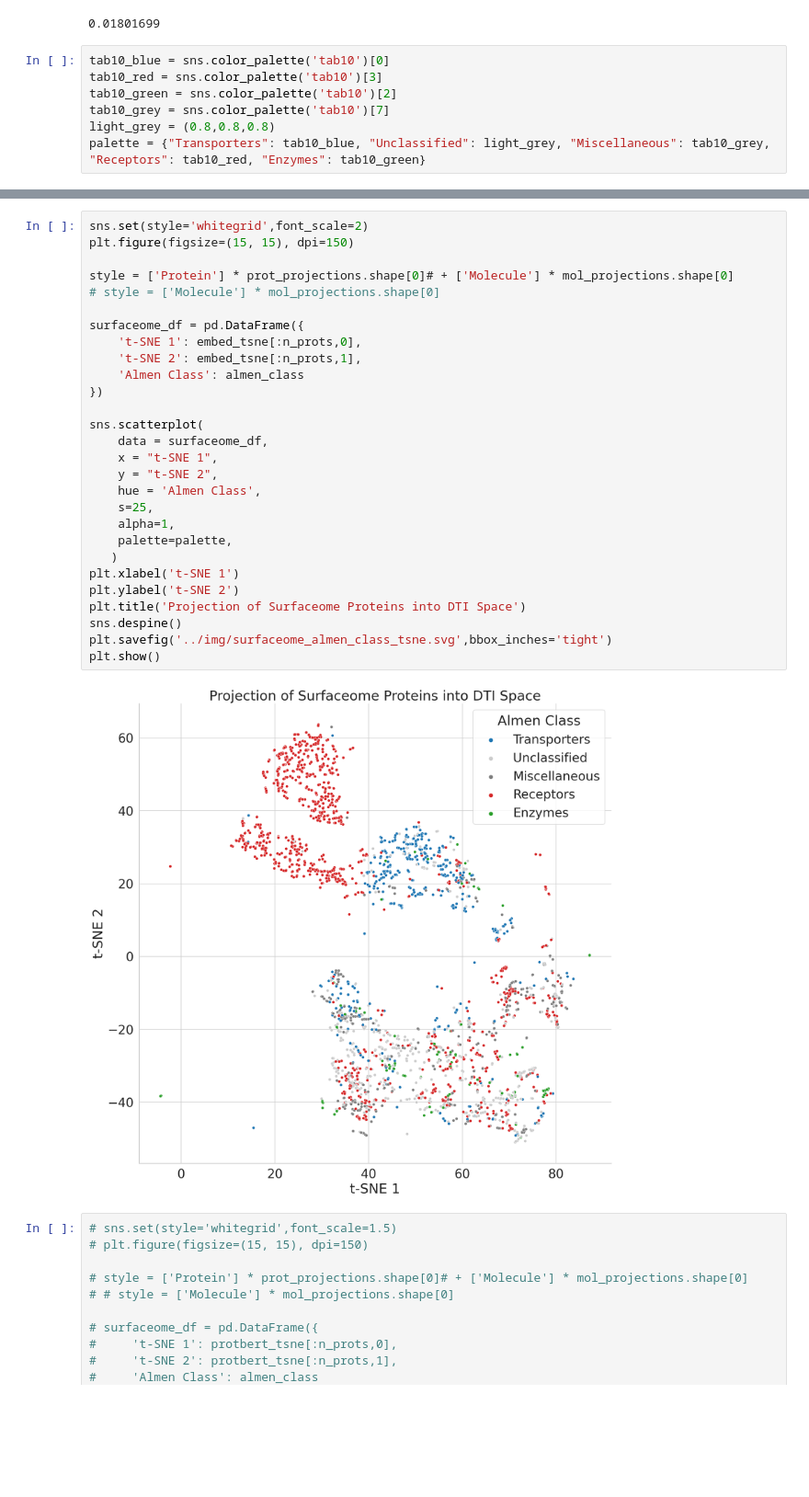
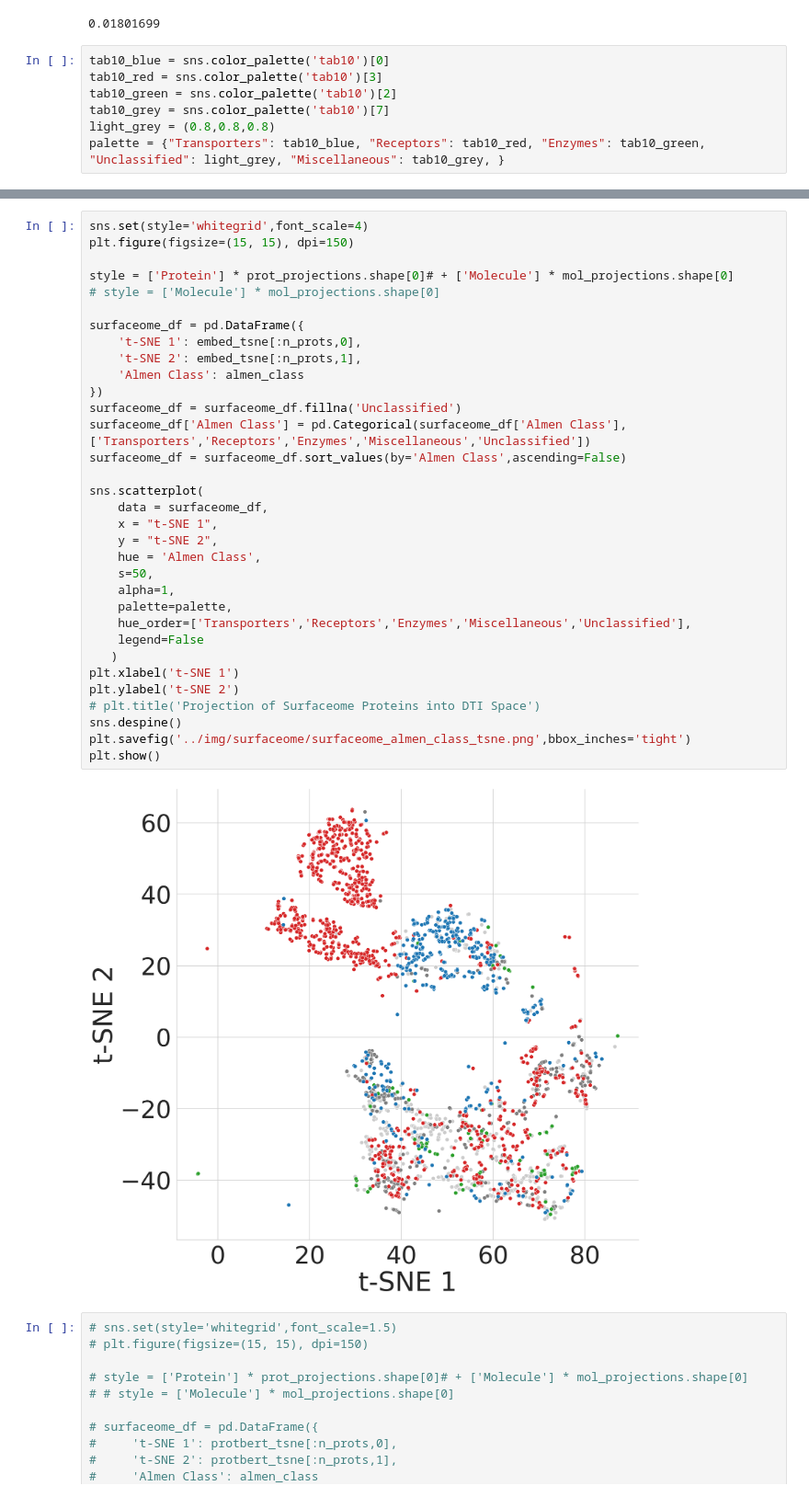
Before and after one commit to samsledje/ConPLex_dev, a Jupyter notebook: nb/DrugBank x Surfaceome.ipynb, the cells around one changed output, grey strips where cells are left out. Shown at 92% size. Drawn from its saved outputs; the diff is of its cells as text; blank space fills up the shorter version.

```diff
--- a/nb/DrugBank x Surfaceome.ipynb
+++ b/nb/DrugBank x Surfaceome.ipynb
@@ -465,4 +411,4 @@ tab10_red = sns.color_palette('tab10')[3]
 tab10_green = sns.color_palette('tab10')[2]
 tab10_grey = sns.color_palette('tab10')[7]
 light_grey = (0.8,0.8,0.8)
-palette = {"Transporters": tab10_blue, "Unclassified": light_grey, "Miscellaneous": tab10_grey, "Receptors": tab10_red, "Enzymes": tab10_green}
+palette = {"Transporters": tab10_blue, "Receptors": tab10_red, "Enzymes": tab10_green, "Unclassified": light_grey, "Miscellaneous": tab10_grey, }
@@ -469,33 +419,38 @@ palette = {"Transporters": tab10_blue, "Unclassified": light_grey, "Miscellaneou
 # %%
-sns.set(style='whitegrid',font_scale=2)
+sns.set(style='whitegrid',font_scale=4)
 plt.figure(figsize=(15, 15), dpi=150)
 
 style = ['Protein'] * prot_projections.shape[0]# + ['Molecule'] * mol_projections.shape[0]
 # style = ['Molecule'] * mol_projections.shape[0]
 
 surfaceome_df = pd.DataFrame({
     't-SNE 1': embed_tsne[:n_prots,0],
     't-SNE 2': embed_tsne[:n_prots,1],
     'Almen Class': almen_class
 })
+surfaceome_df = surfaceome_df.fillna('Unclassified')
+surfaceome_df['Almen Class'] = pd.Categorical(surfaceome_df['Almen Class'], ['Transporters','Receptors','Enzymes','Miscellaneous','Unclassified'])
+surfaceome_df = surfaceome_df.sort_values(by='Almen Class',ascending=False)
 
 sns.scatterplot(
     data = surfaceome_df,
     x = "t-SNE 1",
     y = "t-SNE 2",
     hue = 'Almen Class',
-    s=25,
+    s=50,
     alpha=1,
     palette=palette,
+    hue_order=['Transporters','Receptors','Enzymes','Miscellaneous','Unclassified'],
+    legend=False
    )
 plt.xlabel('t-SNE 1')
 plt.ylabel('t-SNE 2')
-plt.title('Projection of Surfaceome Proteins into DTI Space')
+# plt.title('Projection of Surfaceome Proteins into DTI Space')
 sns.despine()
-plt.savefig('../img/surfaceome_almen_class_tsne.svg',bbox_inches='tight')
+plt.savefig('../img/surfaceome/surfaceome_almen_class_tsne.png',bbox_inches='tight')
 plt.show()
 # %% [output]
-[figure, old version]
+[figure, new version]
 # %%
 # sns.set(style='whitegrid',font_scale=1.5)
 # plt.figure(figsize=(15, 15), dpi=150)
```
Also changed, not shown: parts of 65 cells of this notebook, 15 other files.
